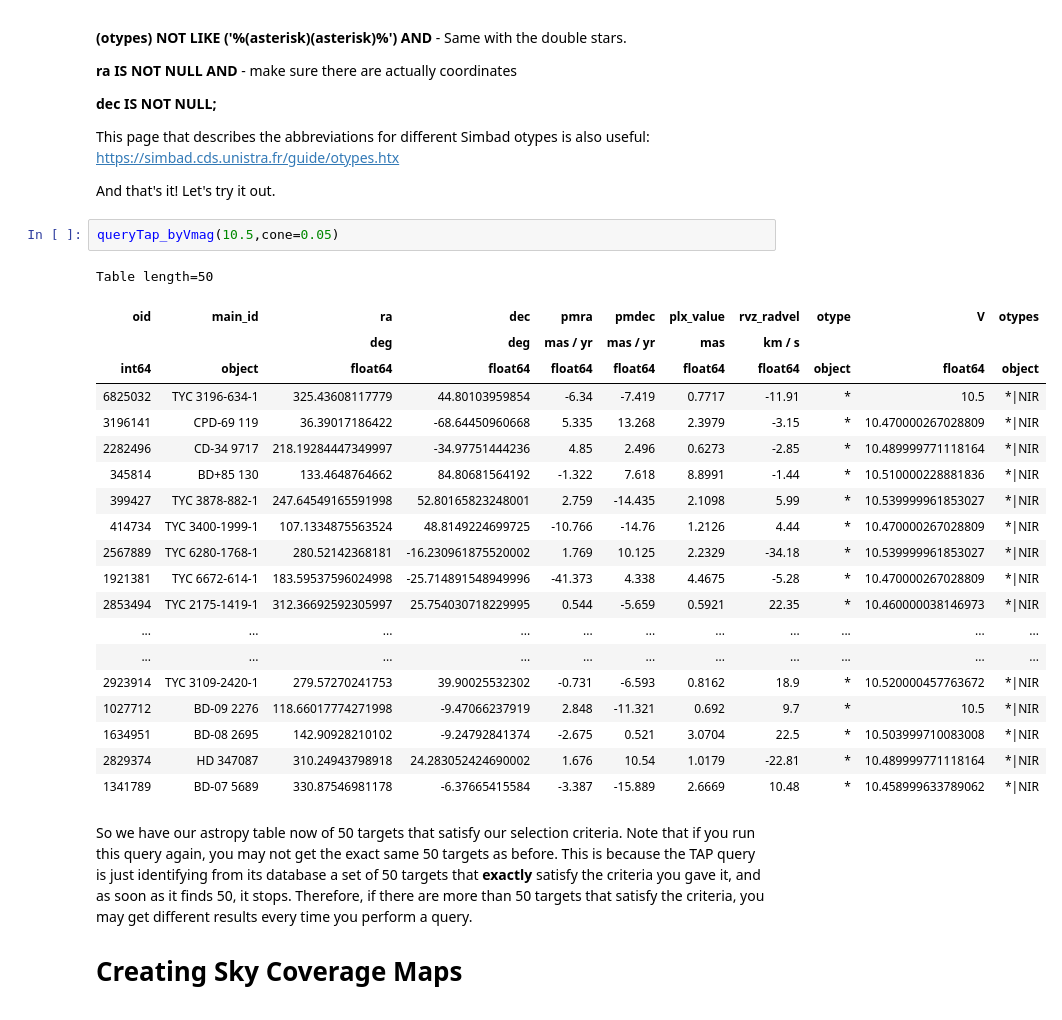
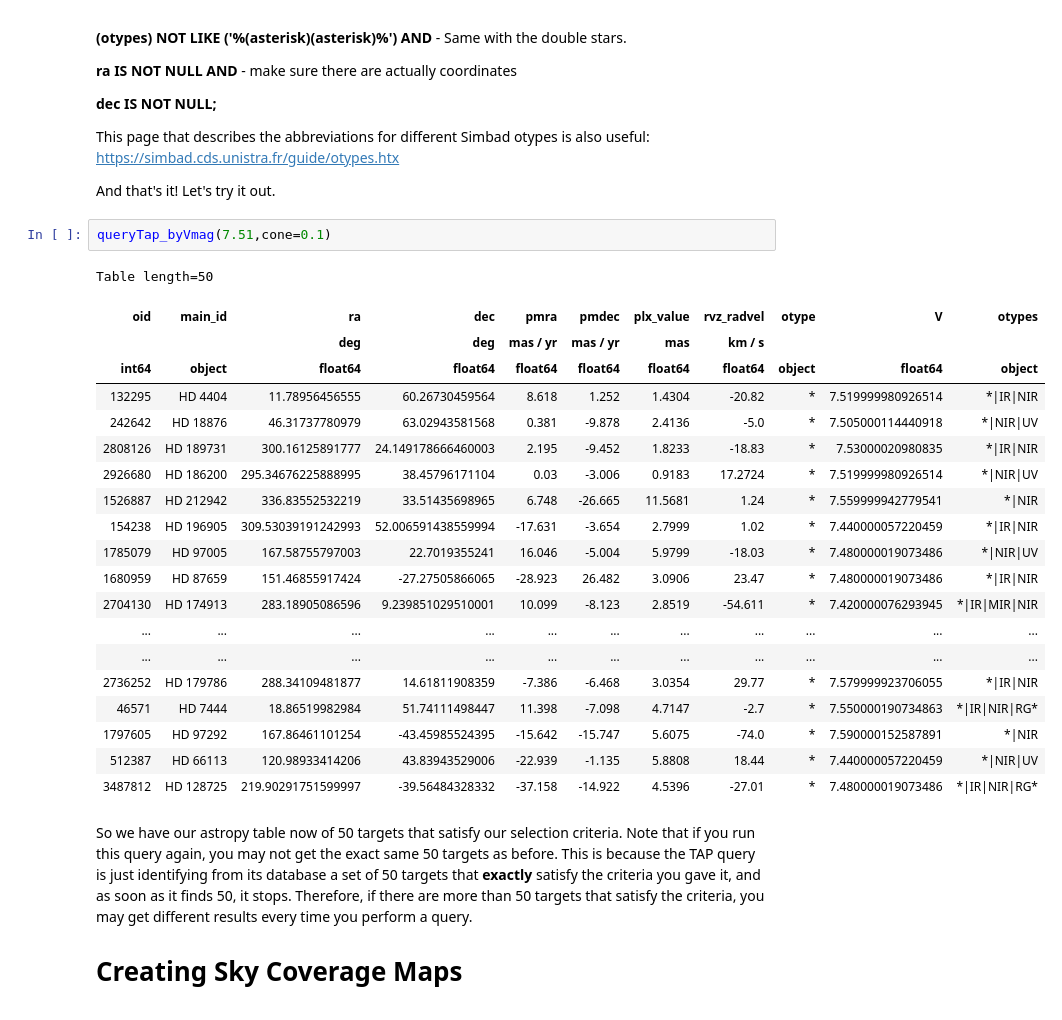
Before and after one commit to jrhom1/CorGI_ObsTools, a Jupyter notebook: Roman_Calibration_Targs.ipynb, the cells around one changed output. Drawn from its saved outputs; the diff is of its cells as text.

```diff
--- a/Roman_Calibration_Targs.ipynb
+++ b/Roman_Calibration_Targs.ipynb
@@ -116,28 +116,28 @@ This page that describes the abbreviations for different Simbad otypes is also u
 
 And that's it! Let's try it out.
 # %%
-queryTap_byVmag(10.5,cone=0.05)
+queryTap_byVmag(7.51,cone=0.1)
 # %% [output]
 Table length=50
 | oid | main_id | ra | dec | pmra | pmdec | plx_value | rvz_radvel | otype | V | otypes |
 |  |  | deg | deg | mas / yr | mas / yr | mas | km / s |  |  |  |
 | int64 | object | float64 | float64 | float64 | float64 | float64 | float64 | object | float64 | object |
-| 6825032 | TYC 3196-634-1 | 325.43608117779 | 44.80103959854 | -6.34 | -7.419 | 0.7717 | -11.91 | * | 10.5 | *|NIR |
-| 3196141 | CPD-69 119 | 36.39017186422 | -68.64450960668 | 5.335 | 13.268 | 2.3979 | -3.15 | * | 10.470000267028809 | *|NIR |
-| 2282496 | CD-34 9717 | 218.19284447349997 | -34.97751444236 | 4.85 | 2.496 | 0.6273 | -2.85 | * | 10.489999771118164 | *|NIR |
-| 345814 | BD+85 130 | 133.4648764662 | 84.80681564192 | -1.322 | 7.618 | 8.8991 | -1.44 | * | 10.510000228881836 | *|NIR |
-| 399427 | TYC 3878-882-1 | 247.64549165591998 | 52.80165823248001 | 2.759 | -14.435 | 2.1098 | 5.99 | * | 10.539999961853027 | *|NIR |
-| 414734 | TYC 3400-1999-1 | 107.1334875563524 | 48.8149224699725 | -10.766 | -14.76 | 1.2126 | 4.44 | * | 10.470000267028809 | *|NIR |
-| 2567889 | TYC 6280-1768-1 | 280.52142368181 | -16.230961875520002 | 1.769 | 10.125 | 2.2329 | -34.18 | * | 10.539999961853027 | *|NIR |
-| 1921381 | TYC 6672-614-1 | 183.59537596024998 | -25.714891548949996 | -41.373 | 4.338 | 4.4675 | -5.28 | * | 10.470000267028809 | *|NIR |
-| 2853494 | TYC 2175-1419-1 | 312.36692592305997 | 25.754030718229995 | 0.544 | -5.659 | 0.5921 | 22.35 | * | 10.460000038146973 | *|NIR |
+| 132295 | HD 4404 | 11.78956456555 | 60.26730459564 | 8.618 | 1.252 | 1.4304 | -20.82 | * | 7.519999980926514 | *|IR|NIR |
+| 242642 | HD 18876 | 46.31737780979 | 63.02943581568 | 0.381 | -9.878 | 2.4136 | -5.0 | * | 7.505000114440918 | *|NIR|UV |
+| 2808126 | HD 189731 | 300.16125891777 | 24.149178666460003 | 2.195 | -9.452 | 1.8233 | -18.83 | * | 7.53000020980835 | *|IR|NIR |
+| 2926680 | HD 186200 | 295.34676225888995 | 38.45796171104 | 0.03 | -3.006 | 0.9183 | 17.2724 | * | 7.519999980926514 | *|NIR|UV |
+| 1526887 | HD 212942 | 336.83552532219 | 33.51435698965 | 6.748 | -26.665 | 11.5681 | 1.24 | * | 7.559999942779541 | *|NIR |
+| 154238 | HD 196905 | 309.53039191242993 | 52.006591438559994 | -17.631 | -3.654 | 2.7999 | 1.02 | * | 7.440000057220459 | *|IR|NIR |
+| 1785079 | HD 97005 | 167.58755797003 | 22.7019355241 | 16.046 | -5.004 | 5.9799 | -18.03 | * | 7.480000019073486 | *|NIR|UV |
+| 1680959 | HD 87659 | 151.46855917424 | -27.27505866065 | -28.923 | 26.482 | 3.0906 | 23.47 | * | 7.480000019073486 | *|IR|NIR |
+| 2704130 | HD 174913 | 283.18905086596 | 9.239851029510001 | 10.099 | -8.123 | 2.8519 | -54.611 | * | 7.420000076293945 | *|IR|MIR|NIR |
 | ... | ... | ... | ... | ... | ... | ... | ... | ... | ... | ... |
 | ... | ... | ... | ... | ... | ... | ... | ... | ... | ... | ... |
-| 2923914 | TYC 3109-2420-1 | 279.57270241753 | 39.90025532302 | -0.731 | -6.593 | 0.8162 | 18.9 | * | 10.520000457763672 | *|NIR |
-| 1027712 | BD-09 2276 | 118.66017774271998 | -9.47066237919 | 2.848 | -11.321 | 0.692 | 9.7 | * | 10.5 | *|NIR |
-| 1634951 | BD-08 2695 | 142.90928210102 | -9.24792841374 | -2.675 | 0.521 | 3.0704 | 22.5 | * | 10.503999710083008 | *|NIR |
-| 2829374 | HD 347087 | 310.24943798918 | 24.283052424690002 | 1.676 | 10.54 | 1.0179 | -22.81 | * | 10.489999771118164 | *|NIR |
-| 1341789 | BD-07 5689 | 330.87546981178 | -6.37665415584 | -3.387 | -15.889 | 2.6669 | 10.48 | * | 10.458999633789062 | *|NIR |
+| 2736252 | HD 179786 | 288.34109481877 | 14.61811908359 | -7.386 | -6.468 | 3.0354 | 29.77 | * | 7.579999923706055 | *|IR|NIR |
+| 46571 | HD 7444 | 18.86519982984 | 51.74111498447 | 11.398 | -7.098 | 4.7147 | -2.7 | * | 7.550000190734863 | *|IR|NIR|RG* |
+| 1797605 | HD 97292 | 167.86461101254 | -43.45985524395 | -15.642 | -15.747 | 5.6075 | -74.0 | * | 7.590000152587891 | *|NIR |
+| 512387 | HD 66113 | 120.98933414206 | 43.83943529006 | -22.939 | -1.135 | 5.8808 | 18.44 | * | 7.440000057220459 | *|NIR|UV |
+| 3487812 | HD 128725 | 219.90291751599997 | -39.56484328332 | -37.158 | -14.922 | 4.5396 | -27.01 | * | 7.480000019073486 | *|IR|NIR|RG* |
 # %% [markdown]
 So we have our astropy table now of 50 targets that satisfy our selection criteria. Note that if you run this query again, you may not get the exact same 50 targets as before. This is because the TAP query is just identifying from its database a set of 50 targets that **exactly** satisfy the criteria you gave it, and as soon as it finds 50, it stops. Therefore, if there are more than 50 targets that satisfy the criteria, you may get different results every time you perform a query.
 
```
Also changed, not shown: parts of 12 cells of this notebook, 1 other file.
